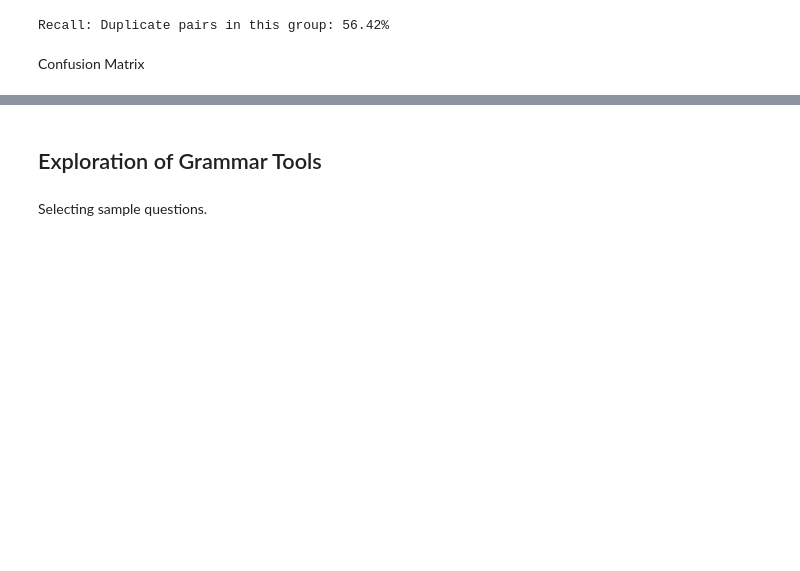
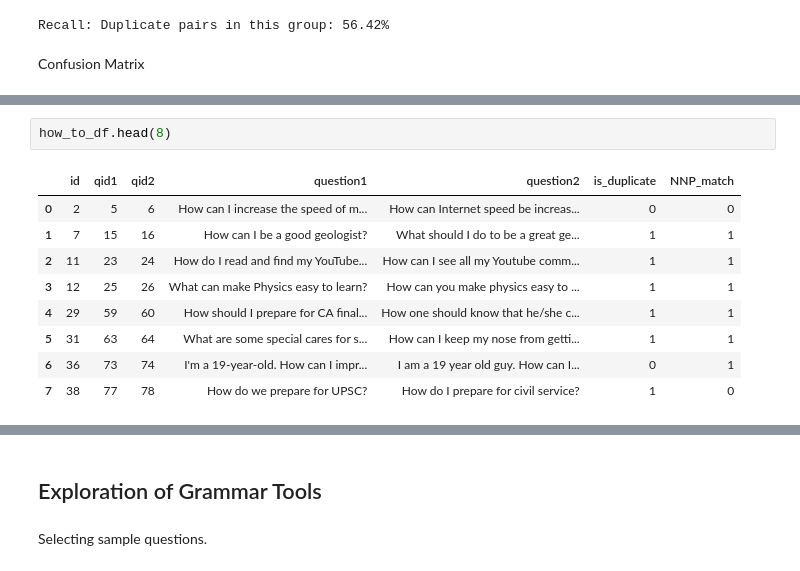
Before and after one commit to mathurtx/kaggle-quora, a Jupyter notebook: data_exploration.ipynb, the cells around one changed output, grey strips where cells are left out. Drawn from its saved outputs; the diff is of its cells as text; blank space fills up the shorter version.

```diff
--- a/data_exploration.ipynb
+++ b/data_exploration.ipynb
@@ -197,0 +284,12 @@ True
+# %%
+how_to_df.head(8)
+# %% [output]
+|  | id | qid1 | qid2 | question1 | question2 | is_duplicate | NNP_match |
+| 0 | 2 | 5 | 6 | How can I increase the speed of m... | How can Internet speed be increas... | 0 | 0 |
+| 1 | 7 | 15 | 16 | How can I be a good geologist? | What should I do to be a great ge... | 1 | 1 |
+| 2 | 11 | 23 | 24 | How do I read and find my YouTube... | How can I see all my Youtube comm... | 1 | 1 |
+| 3 | 12 | 25 | 26 | What can make Physics easy to learn? | How can you make physics easy to ... | 1 | 1 |
+| 4 | 29 | 59 | 60 | How should I prepare for CA final... | How one should know that he/she c... | 1 | 1 |
+| 5 | 31 | 63 | 64 | What are some special cares for s... | How can I keep my nose from getti... | 1 | 1 |
+| 6 | 36 | 73 | 74 | I'm a 19-year-old. How can I impr... | I am a 19 year old guy. How can I... | 0 | 1 |
+| 7 | 38 | 77 | 78 | How do we prepare for UPSC? | How do I prepare for civil service? | 1 | 0 |
```
Also changed, not shown: parts of 26 cells of this notebook.
